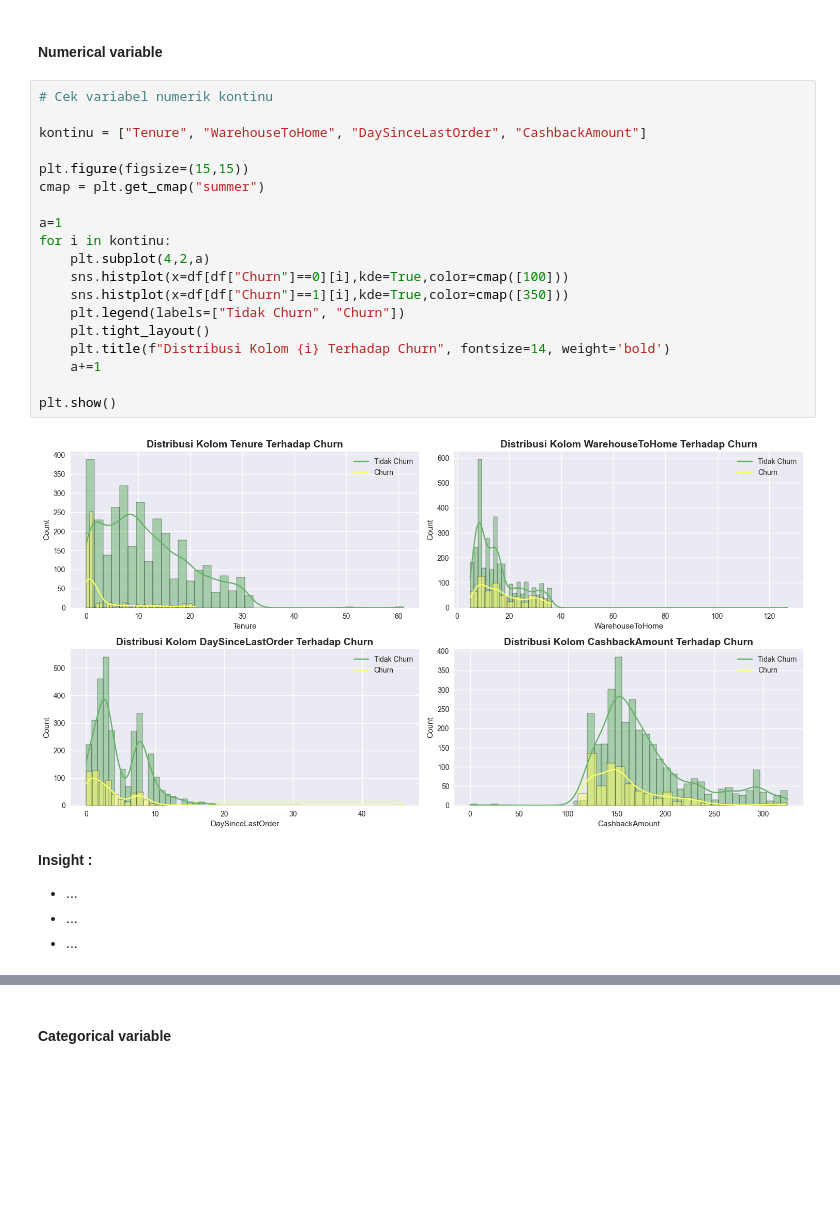
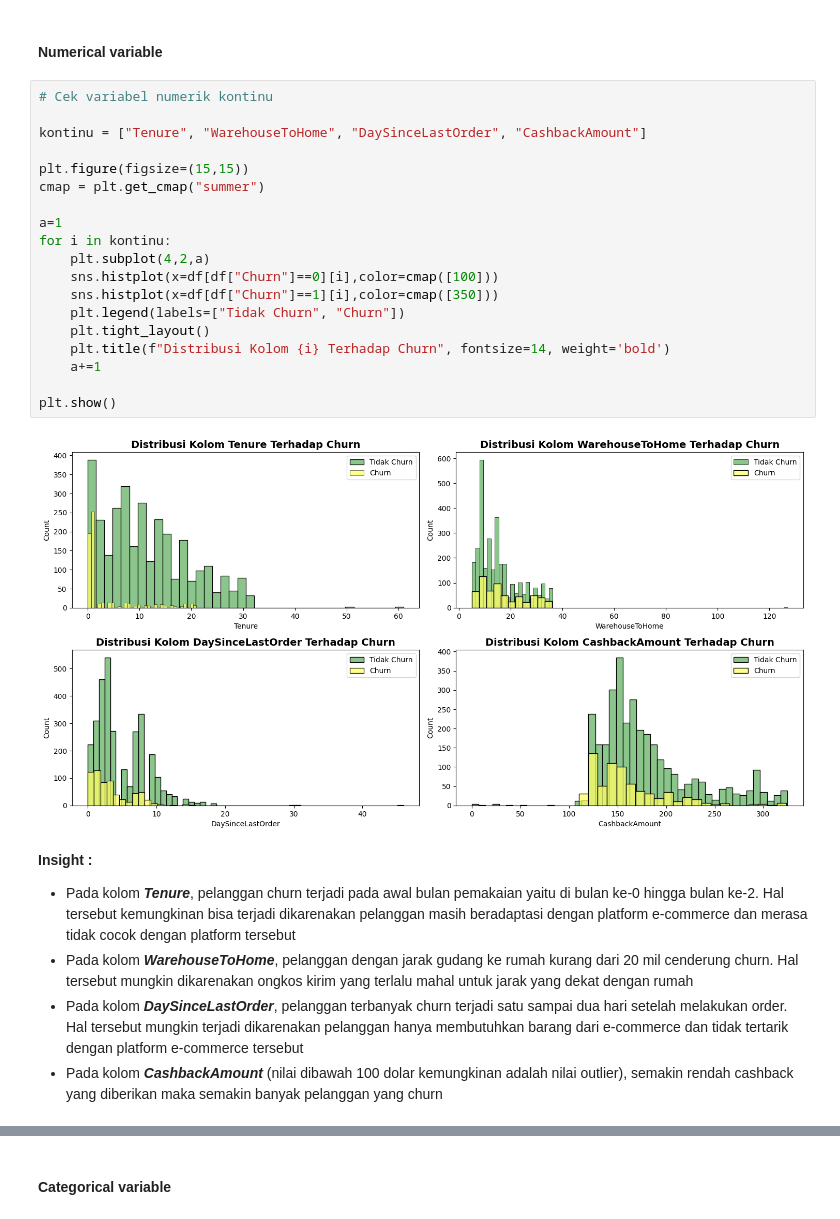
Before and after one commit to fathurizkym/ecommerce_churn_analysis, a Jupyter notebook: notebooks/E-Commerce_Customer_Churn.ipynb, the cells around one changed output, grey strips where cells are left out. Drawn from its saved outputs; the diff is of its cells as text; blank space fills up the shorter version.

```diff
--- a/notebooks/E-Commerce_Customer_Churn.ipynb
+++ b/notebooks/E-Commerce_Customer_Churn.ipynb
@@ -218,29 +218,30 @@ __Insight :__
 # %%
 # Cek variabel numerik kontinu
 
 kontinu = ["Tenure", "WarehouseToHome", "DaySinceLastOrder", "CashbackAmount"]
 
 plt.figure(figsize=(15,15))
 cmap = plt.get_cmap("summer")
 
 a=1
 for i in kontinu:
     plt.subplot(4,2,a)
-    sns.histplot(x=df[df["Churn"]==0][i],kde=True,color=cmap([100]))
-    sns.histplot(x=df[df["Churn"]==1][i],kde=True,color=cmap([350]))
+    sns.histplot(x=df[df["Churn"]==0][i],color=cmap([100]))
+    sns.histplot(x=df[df["Churn"]==1][i],color=cmap([350]))
     plt.legend(labels=["Tidak Churn", "Churn"])
     plt.tight_layout()
     plt.title(f"Distribusi Kolom {i} Terhadap Churn", fontsize=14, weight='bold')
     a+=1
 
 plt.show()
 # %% [output]
-[figure, old version]
+[figure, new version]
-# %% [markdown]
-__Insight :__
-* ...
-* ...
-* ...
+# %% [markdown]
+__Insight :__
+* Pada kolom ***Tenure***, pelanggan churn terjadi pada awal bulan pemakaian yaitu di bulan ke-0 hingga bulan ke-2. Hal tersebut kemungkinan bisa terjadi dikarenakan pelanggan masih beradaptasi dengan platform e-commerce dan merasa tidak cocok dengan platform tersebut
+* Pada kolom ***WarehouseToHome***, pelanggan dengan jarak gudang ke rumah kurang dari 20 mil cenderung churn. Hal tersebut mungkin dikarenakan ongkos kirim yang terlalu mahal untuk jarak yang dekat dengan rumah
+* Pada kolom ***DaySinceLastOrder***, pelanggan terbanyak churn terjadi satu sampai dua hari setelah melakukan order. Hal tersebut mungkin terjadi dikarenakan pelanggan hanya membutuhkan barang dari e-commerce dan tidak tertarik dengan platform e-commerce tersebut
+* Pada kolom ***CashbackAmount*** (nilai dibawah 100 dolar kemungkinan adalah nilai outlier), semakin rendah cashback yang diberikan maka semakin banyak pelanggan yang churn
 # %%
 # Cek variabel numerikal diskrit dan kategorikal ordinal
 
```
Also changed, not shown: parts of 5 cells of this notebook, 1 other file.
